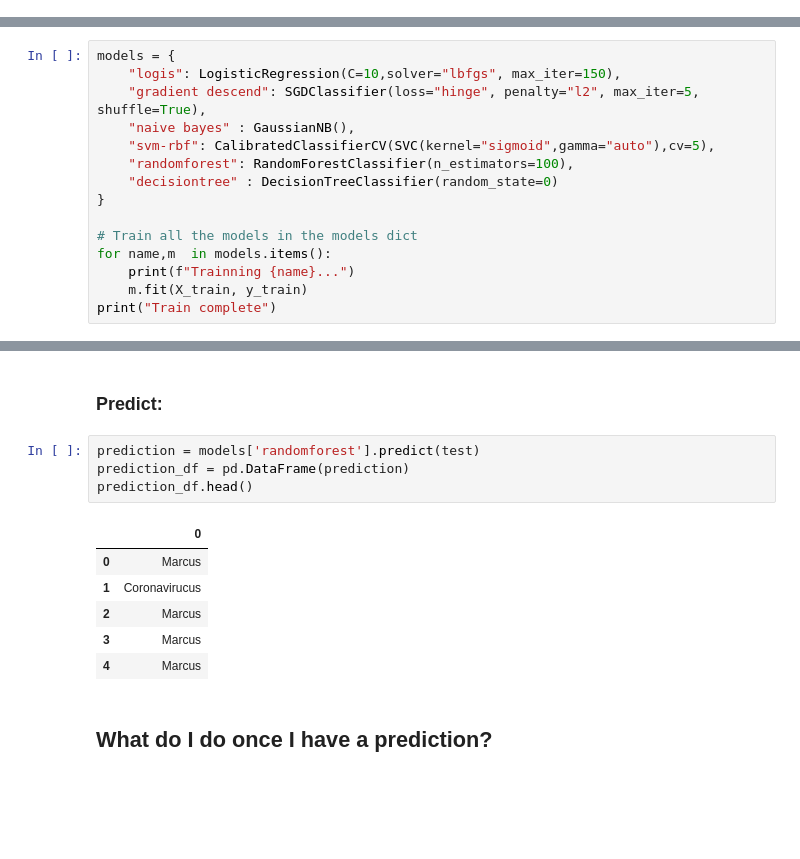
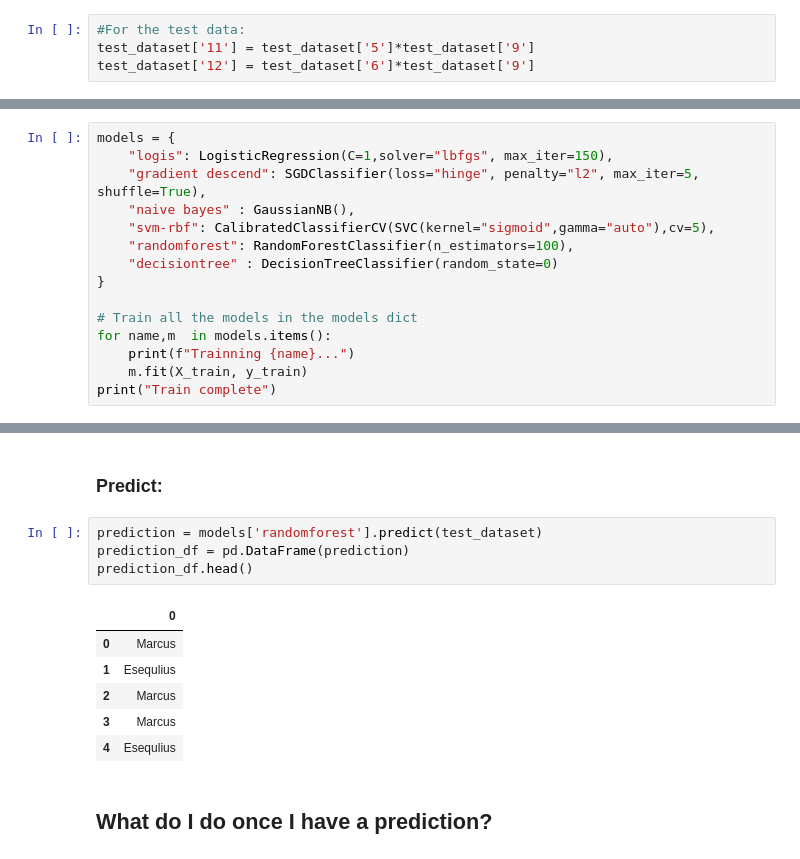
Before and after one commit to Clapiniella/lab-avila-bible, a Jupyter notebook: your-code/main.ipynb, the cells around one changed output, grey strips where cells are left out. Drawn from its saved outputs; the diff is of its cells as text; blank space fills up the shorter version.

```diff
--- a/your-code/main.ipynb
+++ b/your-code/main.ipynb
@@ -200,3 +207,7 @@ test = pca.fit_transform(test_dataset)
+# %%
+#For the test data:
+test_dataset['11'] = test_dataset['5']*test_dataset['9']
+test_dataset['12'] = test_dataset['6']*test_dataset['9']
 # %% [markdown]
 ## Spliting the data:
 # %%
@@ -208,6 +226,6 @@ X_train, X_test, y_train, y_test = train_test_split(train, train_dataset['10'],
 # %%
 models = {
-    "logis": LogisticRegression(C=10,solver="lbfgs", max_iter=150),
+    "logis": LogisticRegression(C=1,solver="lbfgs", max_iter=150),
     "gradient descend": SGDClassifier(loss="hinge", penalty="l2", max_iter=5, shuffle=True),
     "naive bayes" : GaussianNB(),
     "svm-rbf": CalibratedClassifierCV(SVC(kernel="sigmoid",gamma="auto"),cv=5),
@@ -270,16 +288,16 @@ F1Score 0.564
 # %% [markdown]
 ### Predict:
 # %%
-prediction = models['randomforest'].predict(test)
+prediction = models['randomforest'].predict(test_dataset)
 prediction_df = pd.DataFrame(prediction)
 prediction_df.head()
 # %% [output]
 |  | 0 |
 | 0 | Marcus |
-| 1 | Coronavirucus |
+| 1 | Esequlius |
 | 2 | Marcus |
 | 3 | Marcus |
-| 4 | Marcus |
+| 4 | Esequlius |
 # %% [markdown]
 ## What do I do once I have a prediction?
 # %% [markdown]
```
Also changed, not shown: parts of 12 cells of this notebook, 1 other file.
